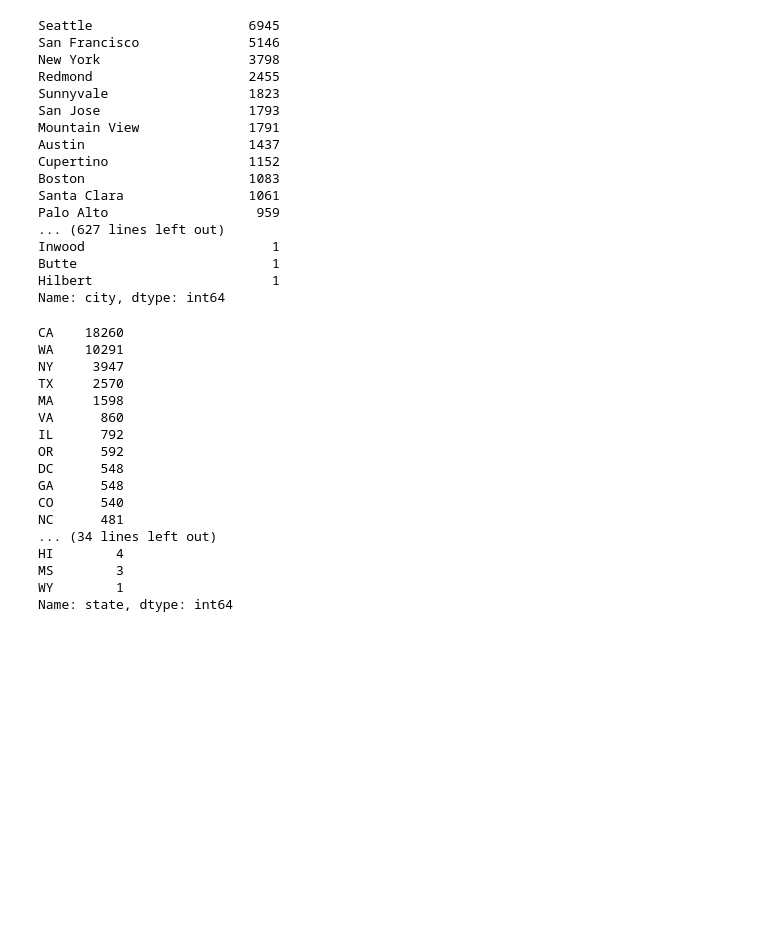
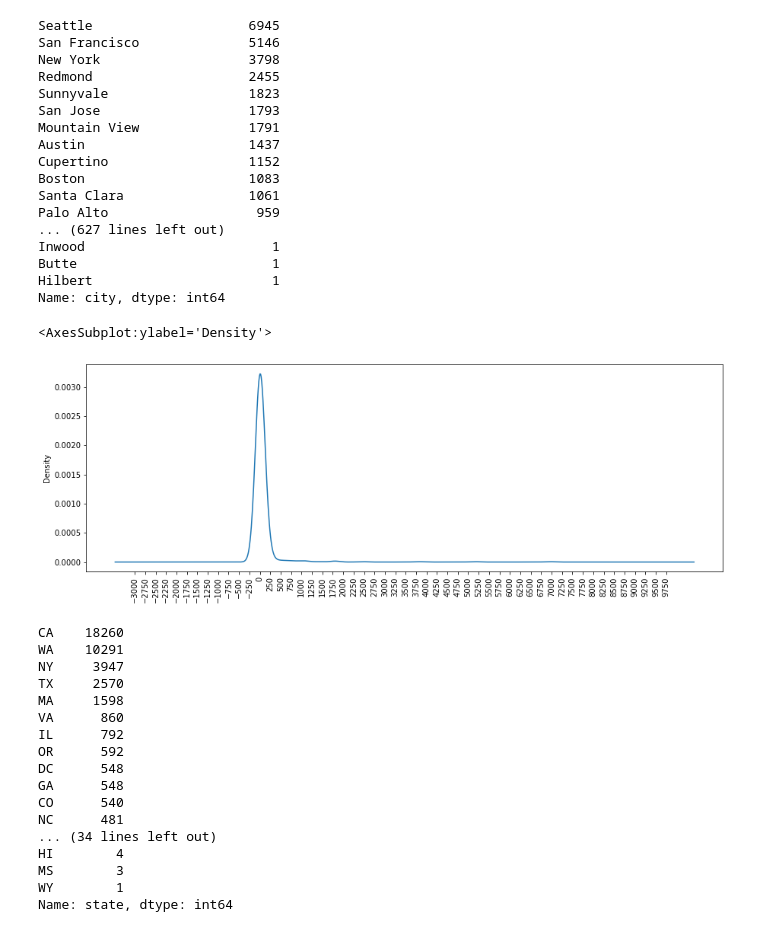
Before and after one commit to mgsrichard/Capstone-Project, a Jupyter notebook: Preprocessing for Other Models_No RF.ipynb, the cells around one changed output. Drawn from its saved outputs; the diff is of its cells as text; code cells hidden in the pictures; blank space fills up the shorter version.

```diff
--- a/Preprocessing for Other Models_No RF.ipynb
+++ b/Preprocessing for Other Models_No RF.ipynb
@@ -224,6 +224,13 @@ Inwood                        1
 Butte                         1
 Hilbert                       1
 Name: city, dtype: int64
+# %%
+#Visualize the city value counts with a density plot
+x_ticks = np.arange(-3000,10000,250)
+city_counts.plot.density(xticks=x_ticks, figsize = (15,5),rot = 90)
+# %% [output]
+<AxesSubplot:ylabel='Density'>
+[figure, added]
 # %%
 #Check state field to see how to bucket it
 #display options
```
Also changed, not shown: 1 other file.
